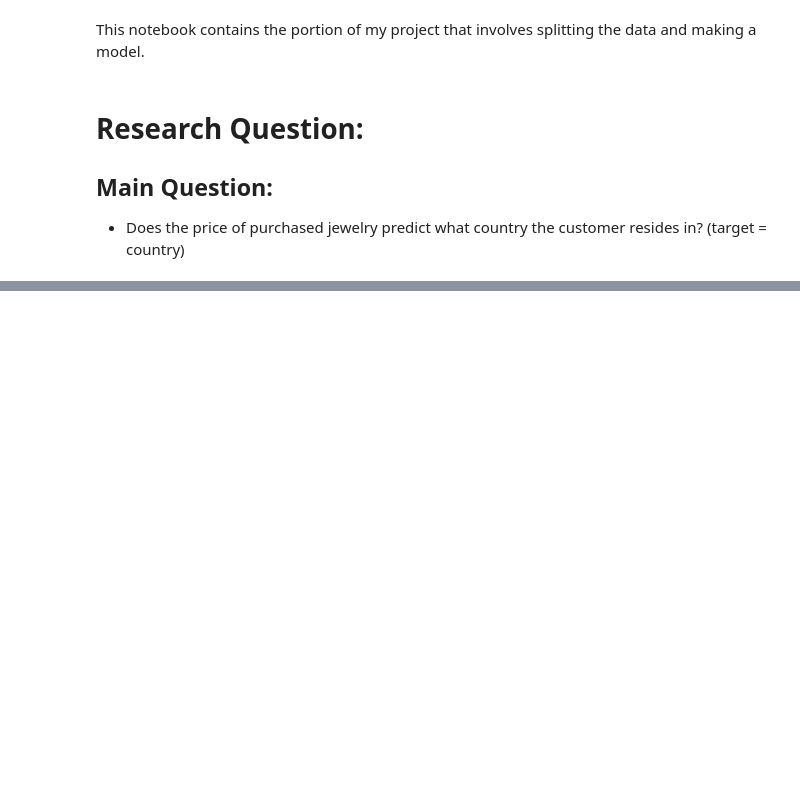
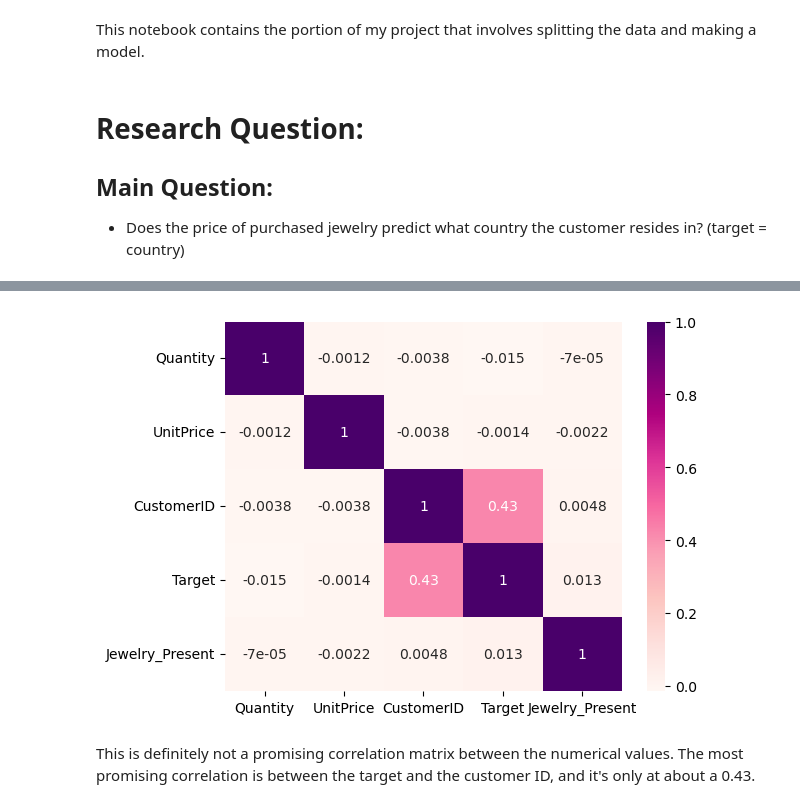
Before and after one commit to 3nikolov/IS597MLC-FinalProj, a Jupyter notebook: IS597MLC-FinalProjectNikolov-SplitData_Model.ipynb, the cells around one changed output, grey strips where cells are left out. Drawn from its saved outputs; the diff is of its cells as text; code cells hidden in the pictures; blank space fills up the shorter version.

```diff
--- a/IS597MLC-FinalProjectNikolov-SplitData_Model.ipynb
+++ b/IS597MLC-FinalProjectNikolov-SplitData_Model.ipynb
@@ -24,0 +180,3 @@ df.head()
+# %%
+df2 = df.drop(['Unnamed: 0', 'InvoiceNo', 'StockCode', 'Description', 'InvoiceDate', 'Country'], axis=1)
+df2.head()
@@ -24,0 +190,8 @@ df.head()
+# %%
+fig, ax = plt.subplots()
+sns.heatmap(df2.corr(), cmap='RdPu', annot=True)
+plt.show()
+# %% [output]
+[figure, added]
+# %% [markdown]
+This is definitely not a promising correlation matrix between the numerical values. The most promising correlation is between the target and the customer ID, and it's only at about a 0.43.
```
Also changed, not shown: parts of 25 cells of this notebook, 1 other file.
